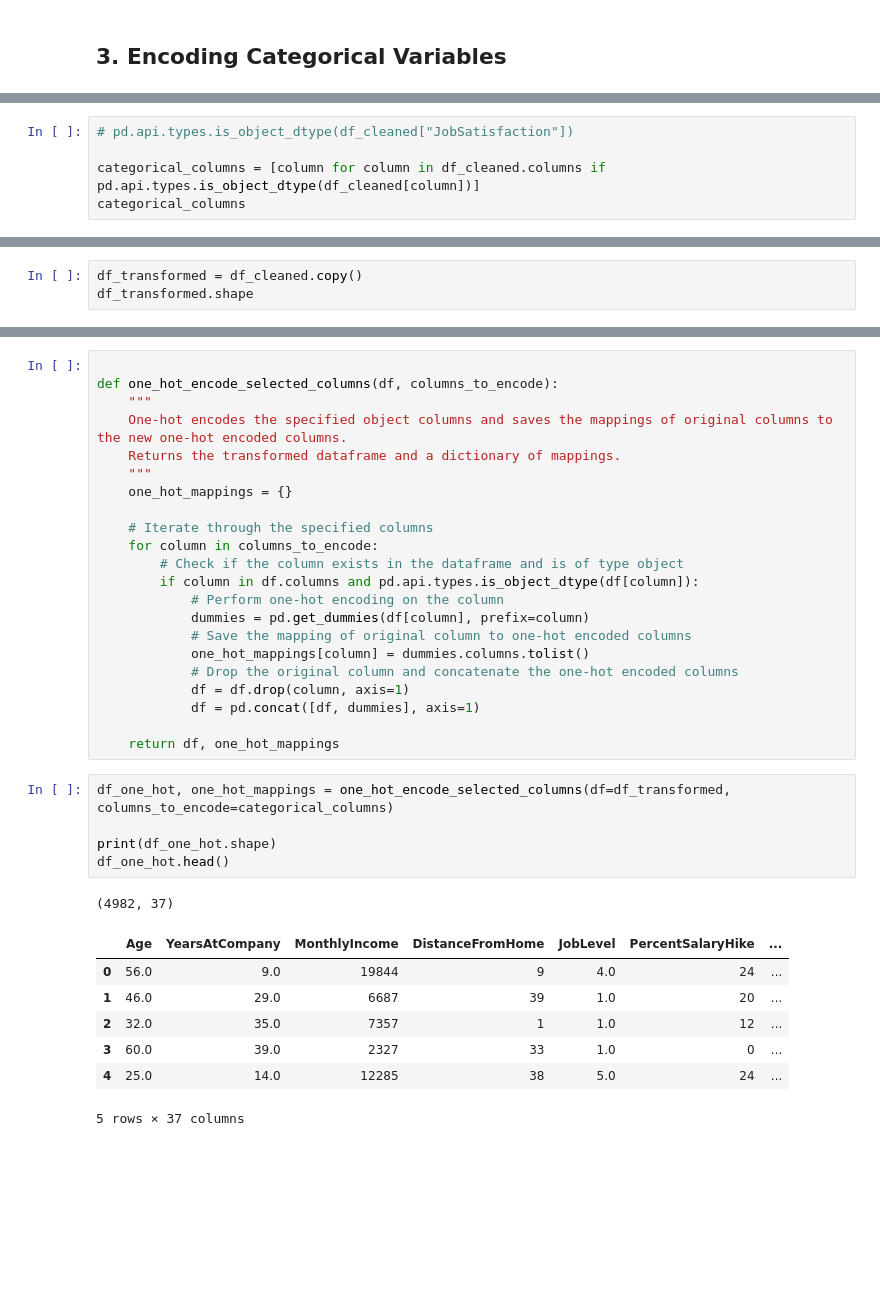
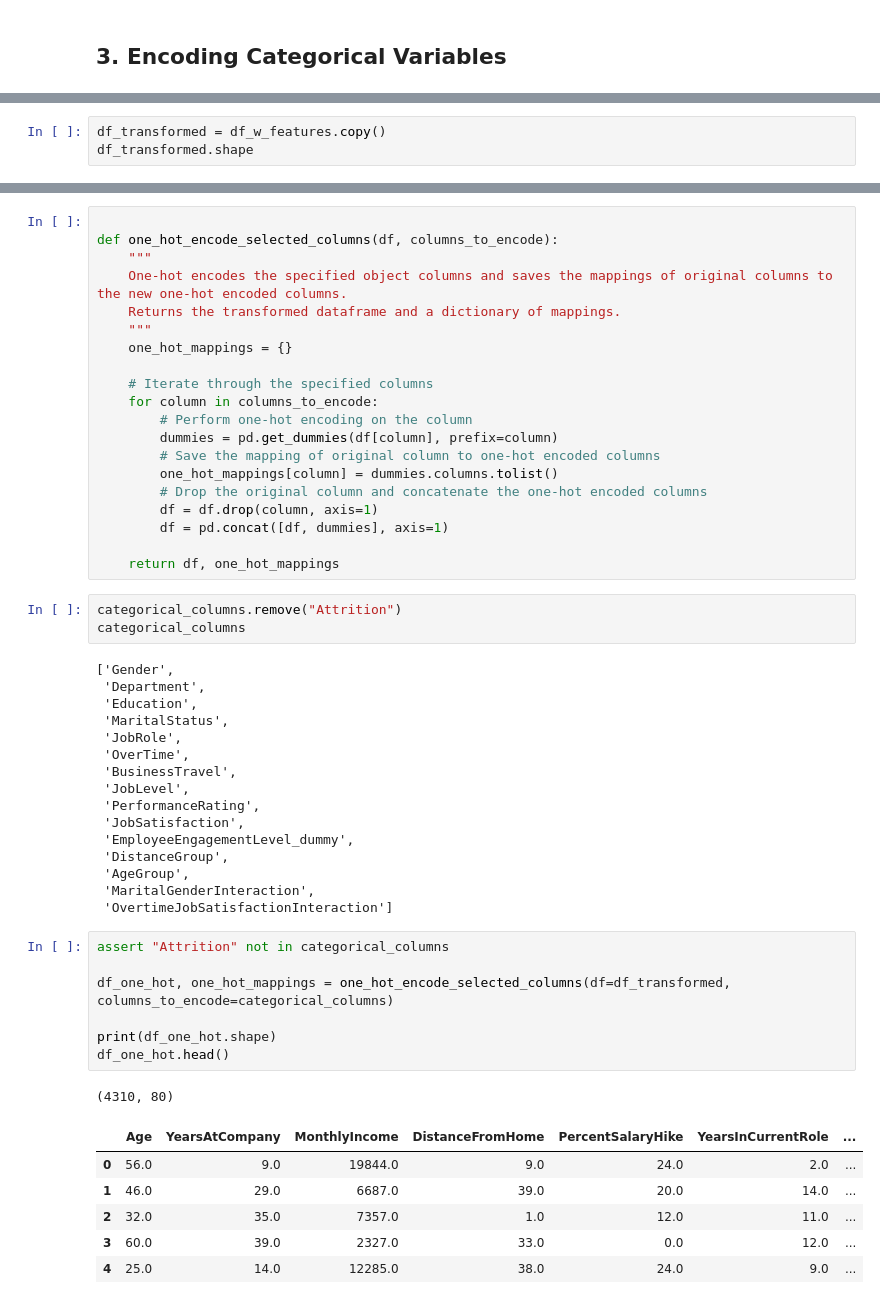
Before and after one commit to minimac321/Attrition-model, a Jupyter notebook: notebooks/eda.ipynb, the cells around one changed output, grey strips where cells are left out. Drawn from its saved outputs; the diff is of its cells as text; blank space fills up the shorter version.

```diff
--- a/notebooks/eda.ipynb
+++ b/notebooks/eda.ipynb
@@ -841,5 +1020,0 @@ object_columns
-# %%
-# pd.api.types.is_object_dtype(df_cleaned["JobSatisfaction"])
-
-categorical_columns = [column for column in df_cleaned.columns if pd.api.types.is_object_dtype(df_cleaned[column])]
-categorical_columns
@@ -855,4 +1021,4 @@ categorical_columns
 # %%
-df_transformed = df_cleaned.copy()
+df_transformed = df_w_features.copy()
 df_transformed.shape
 # %% [output]
@@ -878,31 +1036,49 @@ def one_hot_encode_selected_columns(df, columns_to_encode):
 
     # Iterate through the specified columns
     for column in columns_to_encode:
-        # Check if the column exists in the dataframe and is of type object
-        if column in df.columns and pd.api.types.is_object_dtype(df[column]):
-            # Perform one-hot encoding on the column
-            dummies = pd.get_dummies(df[column], prefix=column)
-            # Save the mapping of original column to one-hot encoded columns
-            one_hot_mappings[column] = dummies.columns.tolist()
-            # Drop the original column and concatenate the one-hot encoded columns
-            df = df.drop(column, axis=1)
-            df = pd.concat([df, dummies], axis=1)
+        # Perform one-hot encoding on the column
+        dummies = pd.get_dummies(df[column], prefix=column)
+        # Save the mapping of original column to one-hot encoded columns
+        one_hot_mappings[column] = dummies.columns.tolist()
+        # Drop the original column and concatenate the one-hot encoded columns
+        df = df.drop(column, axis=1)
+        df = pd.concat([df, dummies], axis=1)
 
     return df, one_hot_mappings
+# %%
+categorical_columns.remove("Attrition")
+categorical_columns
+# %% [output]
+['Gender',
+ 'Department',
+ 'Education',
+ 'MaritalStatus',
+ 'JobRole',
+ 'OverTime',
+ 'BusinessTravel',
+ 'JobLevel',
+ 'PerformanceRating',
+ 'JobSatisfaction',
+ 'EmployeeEngagementLevel_dummy',
+ 'DistanceGroup',
+ 'AgeGroup',
+ 'MaritalGenderInteraction',
+ 'OvertimeJobSatisfactionInteraction']
 # %%
+assert "Attrition" not in categorical_columns
+
 df_one_hot, one_hot_mappings = one_hot_encode_selected_columns(df=df_transformed, columns_to_encode=categorical_columns)
 
 print(df_one_hot.shape)
 df_one_hot.head()
 # %% [output]
-(4982, 37)
+(4310, 80)
-|  | Age | YearsAtCompany | MonthlyIncome | DistanceFromHome | JobLevel | PercentSalaryHike | ... |
-| 0 | 56.0 | 9.0 | 19844 | 9 | 4.0 | 24 | ... |
-| 1 | 46.0 | 29.0 | 6687 | 39 | 1.0 | 20 | ... |
-| 2 | 32.0 | 35.0 | 7357 | 1 | 1.0 | 12 | ... |
-| 3 | 60.0 | 39.0 | 2327 | 33 | 1.0 | 0 | ... |
-| 4 | 25.0 | 14.0 | 12285 | 38 | 5.0 | 24 | ... |
+|  | Age | YearsAtCompany | MonthlyIncome | DistanceFromHome | PercentSalaryHike | YearsInCurrentRole | ... |
+| 0 | 56.0 | 9.0 | 19844.0 | 9.0 | 24.0 | 2.0 | ... |
+| 1 | 46.0 | 29.0 | 6687.0 | 39.0 | 20.0 | 14.0 | ... |
+| 2 | 32.0 | 35.0 | 7357.0 | 1.0 | 12.0 | 11.0 | ... |
+| 3 | 60.0 | 39.0 | 2327.0 | 33.0 | 0.0 | 12.0 | ... |
+| 4 | 25.0 | 14.0 | 12285.0 | 38.0 | 24.0 | 9.0 | ... |
-5 rows × 37 columns
 # %%
 one_hot_mappings
 # %% [output]
```
Also changed, not shown: parts of 120 cells of this notebook, 1 other file.
